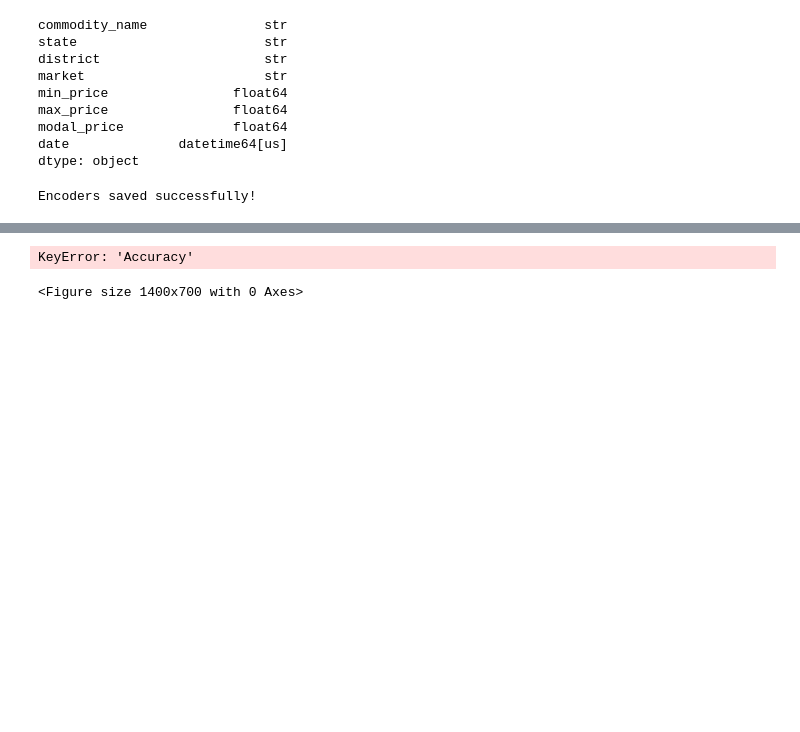
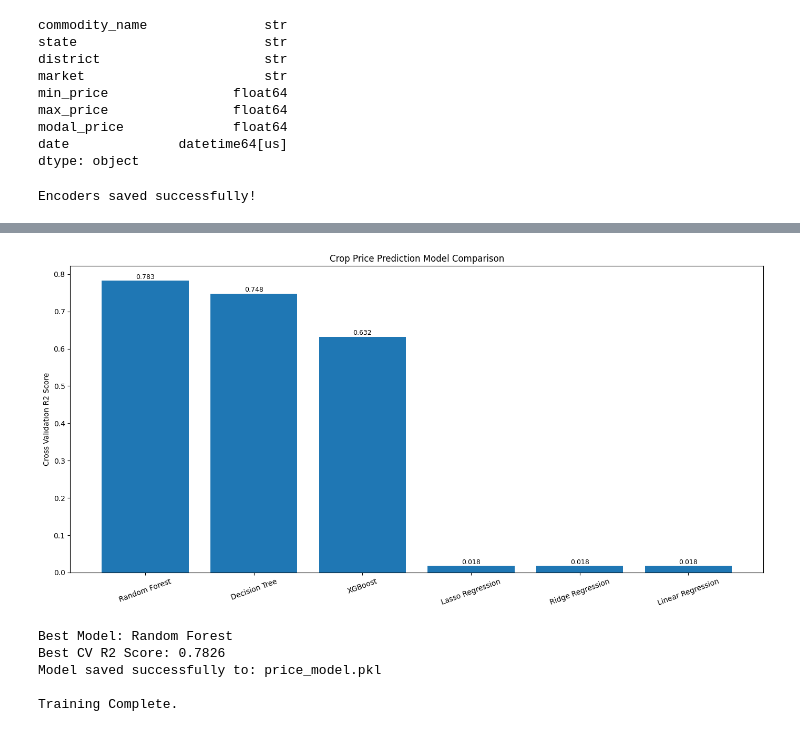
Before and after one commit to eharshit/AI-Farming-Assistant, a Jupyter notebook: ML_Training/PRICE-PREDICTION/PricePrediction.ipynb, the cells around one changed output, grey strips where cells are left out. Drawn from its saved outputs; the diff is of its cells as text; code cells hidden in the pictures; blank space fills up the shorter version.

```diff
--- a/ML_Training/PRICE-PREDICTION/PricePrediction.ipynb
+++ b/ML_Training/PRICE-PREDICTION/PricePrediction.ipynb
@@ -404,39 +412,37 @@ FINAL MODEL COMPARISON:
 # %%
 # VISUALIZATION
 
 plt.figure(figsize=(14, 7))
 
 bars = plt.bar(
     results_df['Model'],
-    results_df['Accuracy']
+    results_df['CV R2 Mean']
 )
 
 plt.xticks(rotation=20)
-plt.ylabel("Accuracy")
+plt.ylabel("Cross Validation R2 Score")
 plt.title("Crop Price Prediction Model Comparison")
 
 # Add values
 for bar in bars:
     height = bar.get_height()
 
     plt.text(
         bar.get_x() + bar.get_width()/2,
         height + 0.005,
         f"{height:.3f}",
         ha='center',
         fontsize=9
     )
 
 plt.tight_layout()
 plt.show()
 # %% [output]
-KeyError: 'Accuracy'
-<Figure size 1400x700 with 0 Axes>
+[figure, added]
 # %%
 # SAVE BEST MODEL
 
 model_path = os.path.join(
-    MODEL_DIR,
     "price_model.pkl"
 )
 
@@ -447,3 +453,9 @@ print(f"\nBest Model: {best_model_name}")
 print(f"Best CV R2 Score: {best_r2:.4f}")
 print(f"Model saved successfully to: {model_path}")
 print("\nTraining Complete.")
+# %% [output]
+Best Model: Random Forest
+Best CV R2 Score: 0.7826
+Model saved successfully to: price_model.pkl
+
+Training Complete.
```
Also changed, not shown: parts of 2 cells of this notebook, 7 other files.
